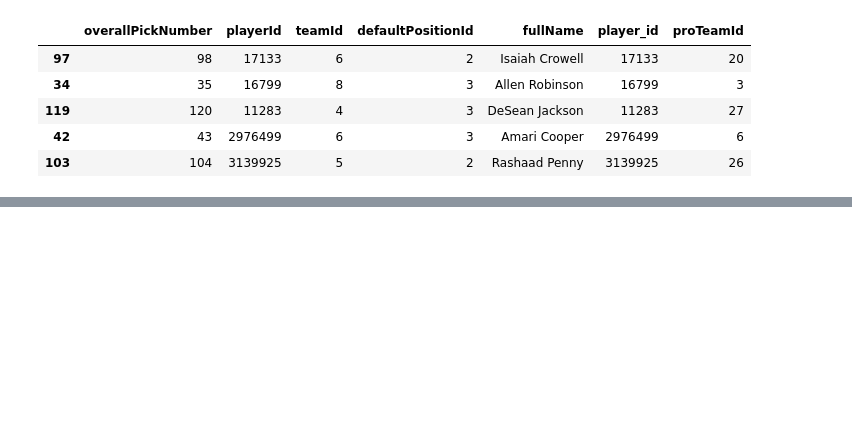
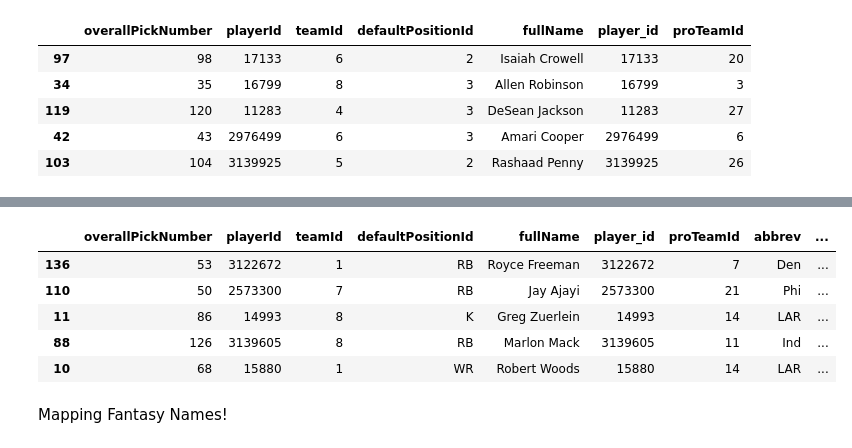
Before and after one commit to andrewmina/espnProj, a Jupyter notebook: first pandas.ipynb, the cells around one changed output, grey strips where cells are left out. Saved outputs shown, nothing was run; the diff lists cells and outputs as text; code cells hidden in the pictures; blank space fills up the shorter version.

```diff
--- a/first pandas.ipynb
+++ b/first pandas.ipynb
@@ -403,3 +486,28 @@ final_df.sample(5)
 | 18 | 57 | 13981 | 5 | 2 | Mark Ingram II | 13981 | 18 | NO | ... |
 | 127 | 48 | 14881 | 1 | 1 | Russell Wilson | 14881 | 26 | Sea | ... |
 | 38 | 11 | 13229 | 7 | 4 | Rob Gronkowski | 13229 | 17 | NE | ... |
+# %%
+## position mapping for position ID!
+##He hard coded this with a map
+## right now positions are listed as numbers not wr rb... the fix:
+
+position_mapping = {
+    1:'QB',
+    2:'RB',
+    3:'WR',
+    4:'TE',
+    5:'K',
+    6:'D/ST'
+}
+
+league_draft = final_df.replace({"defaultPositionId":position_mapping})
+league_draft.sample(5)
+# %% [output]
+|  | overallPickNumber | playerId | teamId | defaultPositionId | fullName | player_id | proTeamId | abbrev | ... |
+| 136 | 53 | 3122672 | 1 | RB | Royce Freeman | 3122672 | 7 | Den | ... |
+| 110 | 50 | 2573300 | 7 | RB | Jay Ajayi | 2573300 | 21 | Phi | ... |
+| 11 | 86 | 14993 | 8 | K | Greg Zuerlein | 14993 | 14 | LAR | ... |
+| 88 | 126 | 3139605 | 8 | RB | Marlon Mack | 3139605 | 11 | Ind | ... |
+| 10 | 68 | 15880 | 1 | WR | Robert Woods | 15880 | 14 | LAR | ... |
+# %% [markdown]
+Mapping Fantasy Names!
```
Also changed, not shown: parts of 10 cells of this notebook, 1 other file.
